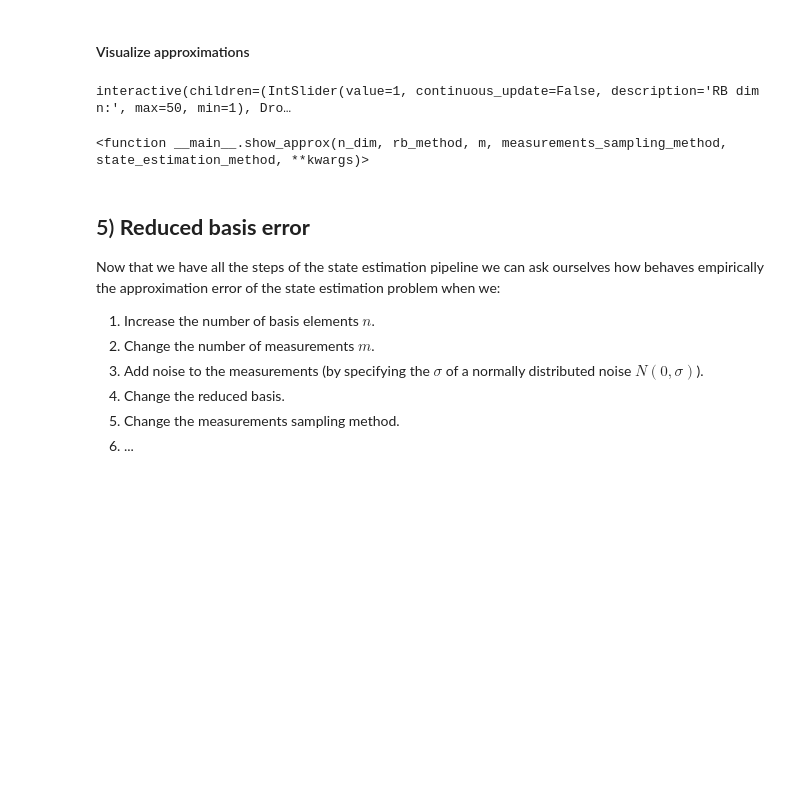
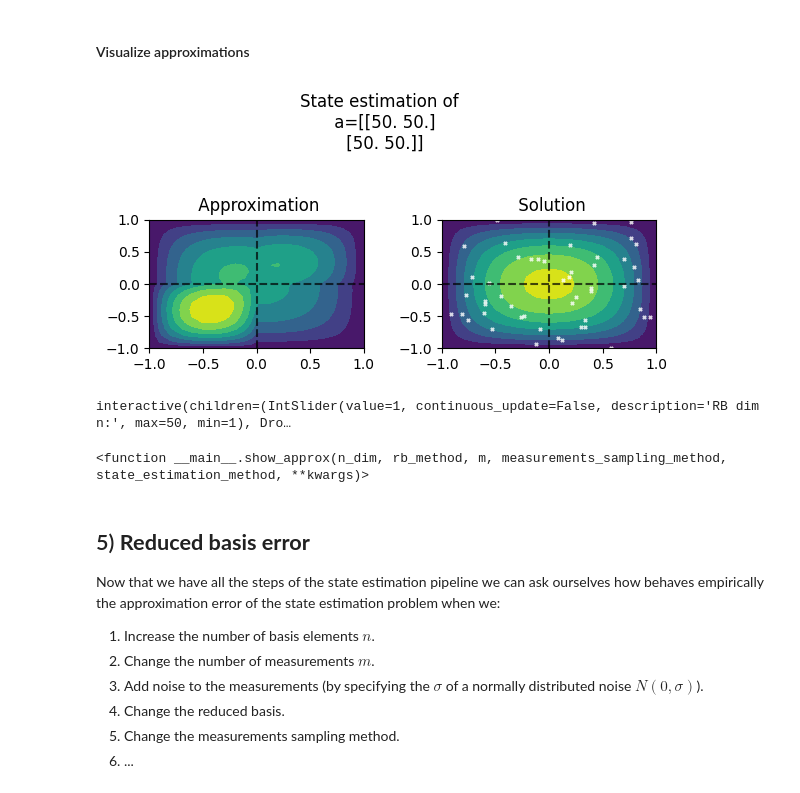
Before and after one commit to agussomacal/ROMHighContrast, a Jupyter notebook: src/notebooks/InverseProblemPipeline.ipynb, the cells around one changed output. Cells and saved outputs as stored; diff of their text form; code cells hidden in the pictures; blank space fills up the shorter version.

```diff
--- a/src/notebooks/InverseProblemPipeline.ipynb
+++ b/src/notebooks/InverseProblemPipeline.ipynb
@@ -76,3 +82,14 @@ num_points_per_dim_to_plot = 50 # size of the plotted images
 #### Play yourself to gain intuition!!!
 
 Change the values of the parameters to see how the solution changes and gain some intuition.
+# %%
+a = widgets.IntSlider()
+b = widgets.IntSlider()
+c = widgets.IntSlider()
+ui = widgets.HBox([a, b, c])
+def f(a, b, c):
+    print((a, b, c))
+
+out = widgets.interactive_output(f, {'a': a, 'b': b, 'c': c})
+
+display(ui, out)
@@ -79,3 +172,19 @@ Change the values of the parameters to see how the solution changes and gain som
+# %%
+from ipywidgets import Button, HBox, VBox
+
+for i in range(sm.blocks_geometry[0]):
+    for j in range(sm.blocks_geometry[0]):
+cells = list(itertools.prod(*list(map(range, sm.blocks_geometry))))
+cell_names = [f"a[{i},{j}]" for i, j in cells]
+cell_widgets = [widgets.FloatSlider(value=50,min=diffusion_contrast_lower,max=diffusion_contrast_upper,step=0.5, description=f'a{i}:', disabled=False,
+                           continuous_update=False, orientation='horizontal', readout=True, readout_format='.1f')
+                for i, j in cells]
+
+words = ['correct', 'horse', 'battery', 'staple']
+items = [Button(description=w) for w in words]
+left_box = VBox([items[0], items[1]])
+right_box = VBox([items[2], items[3]])
+HBox([left_box, right_box])
 # %%
 def show_solution(**kwargs):
     diffusion_coefficients = np.array([list(kwargs.values())]).reshape((1,)+sm.blocks_geometry)
@@ -274,34 +381,36 @@ def show_approx(n_dim, rb_method, m, measurements_sampling_method, state_estimat
     measurements_reduced_basis = sm.evaluate_solutions(measurement_points, solutions=rb)
     diffusion_coefficients = np.array([list(kwargs.values())]).reshape((1,)+sm.blocks_geometry)
     solution = sm.generate_solutions(diffusion_coefficients)
     measurements_online = sm.evaluate_solutions(measurement_points, solutions=solution)
     coefficients, approximate_solutions = state_estimation_method_dict[state_estimation_method](measurement_points, measurements_online, rb)
 
     plot_approximate_solutions_together(
         sm,
         diffusion_coefficients,
         solution,
         approximate_solutions,
         num_points_per_dim_to_plot=100,
         contour_levels=7,
-        measurement_points=measurement_points
+        measurement_points=measurement_points,
+        axes_xy_proportions=axes_xy_proportions
     )
     plt.show()
 
 widgets.interact(
     show_approx,
     rb_method=widgets.Dropdown(options=list(reduced_basis_dict.keys()), description="Reduced Basis: ", disabled=False),
     n_dim= widgets.IntSlider(value=1,min=1,max=50,step=1, description='RB dim n:', disabled=False,
                            continuous_update=False, orientation='horizontal', readout=True),
     measurements_sampling_method=widgets.Dropdown(options=list(measurements_sampling_method_dict.keys()), description="Measurements sampling method: ", disabled=False),
     m= widgets.IntSlider(value=50,min=max_vn_dim,max=10*max_vn_dim,step=1, description='Number of measurements:', disabled=False,
                            continuous_update=False, orientation='horizontal', readout=True),
     state_estimation_method=widgets.Dropdown(options=list(state_estimation_method_dict.keys()), description="State estimation method: ", disabled=False),
     **{f"a{i}": widgets.FloatSlider(value=50,min=diffusion_contrast_lower,max=diffusion_contrast_upper,step=0.5, description=f'a{i}:', disabled=False,
                            continuous_update=False, orientation='horizontal', readout=True, readout_format='.1f')
         for i in range(np.prod(sm.blocks_geometry))}
     )
 # %% [output]
+[figure, added]
 interactive(children=(IntSlider(value=1, continuous_update=False, description='RB dim n:', max=50, min=1), Dro…
 <function __main__.show_approx(n_dim, rb_method, m, measurements_sampling_method, state_estimation_method, **kwargs)>
 # %% [markdown]
```
Also changed, not shown: parts of 17 cells of this notebook, 3 other files.
